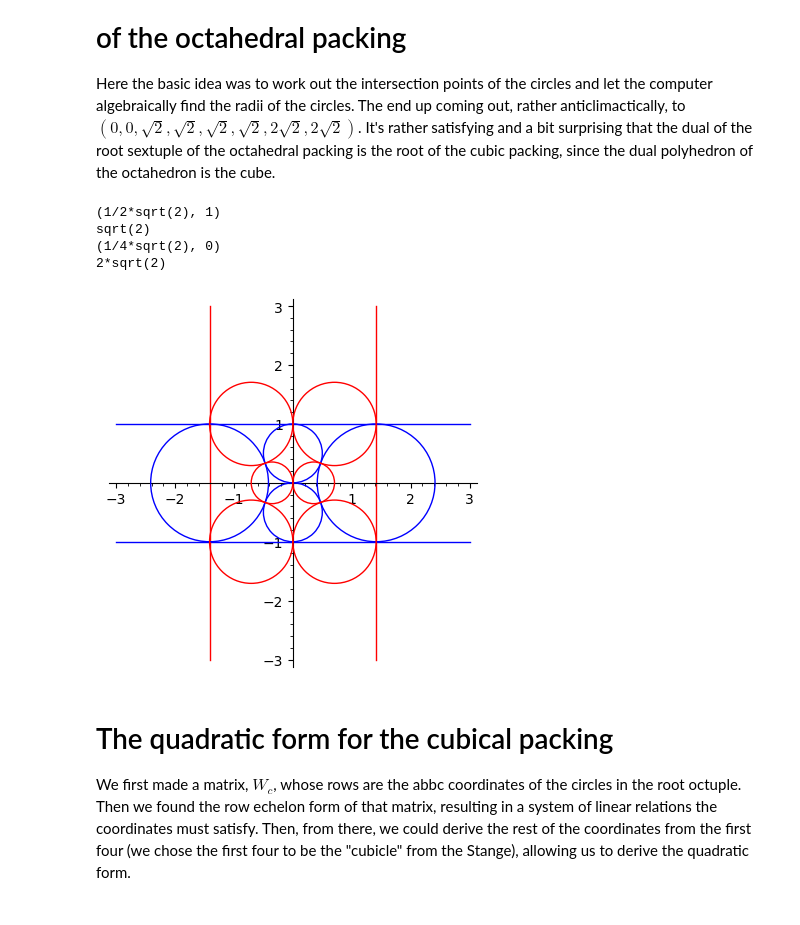
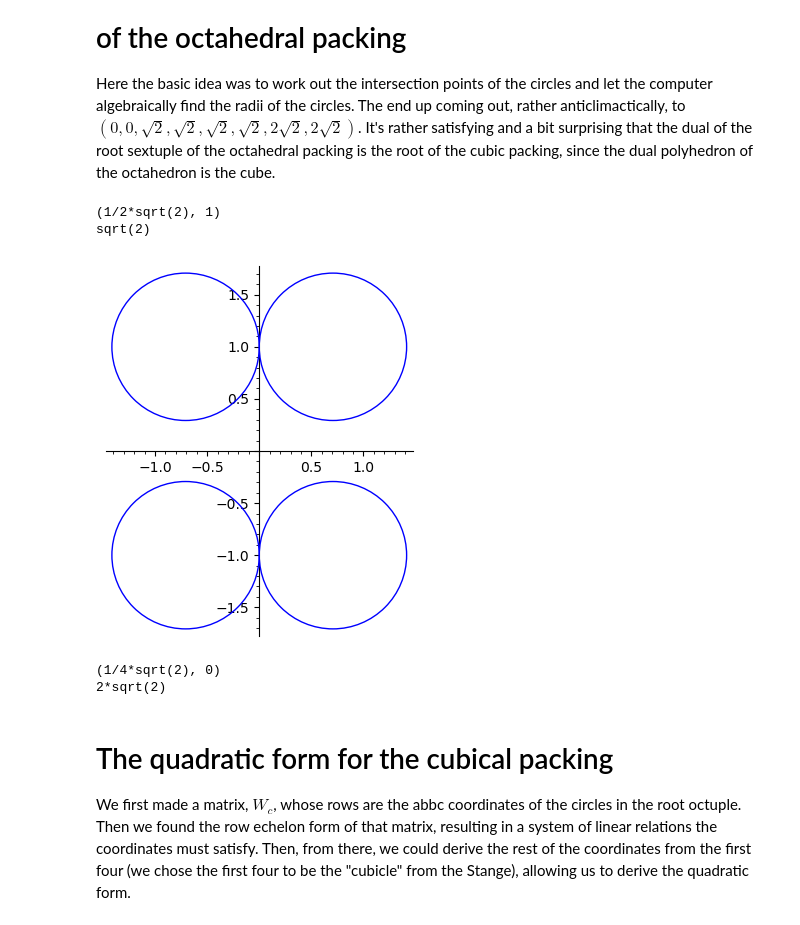
Before and after one commit to William103/Circle-Packings, a Jupyter notebook: Apollonian Circle Packings.ipynb, the cells around one changed output. Saved outputs shown, nothing was run; the diff lists cells and outputs as text; code cells hidden in the pictures.

```diff
--- a/Apollonian Circle Packings.ipynb
+++ b/Apollonian Circle Packings.ipynb
@@ -193,37 +232,53 @@ def circle_from_points(pta, ptb, ptc):
 # %%
 c1 = line([(-3, 1), (3, 1)])
 c2 = line([(-3, -1), (3, -1)])
 c3 = circle((-sqrt(2), 0), 1)
 c4 = circle((sqrt(2), 0), 1)
 c5 = circle((0, 1/2), 1/2)
 c6 = circle((0, -1/2), 1/2)
 
 b1 = line([(-sqrt(2), -3), (-sqrt(2), 3)], rgbcolor=(1, 0, 0))
 b2 = line([(sqrt(2), -3), (sqrt(2), 3)], rgbcolor=(1, 0, 0))
 
 x, y, r = circle_from_points((sqrt(2) / 3, 1 / 3), (0, 1), (sqrt(2), 1))
 print('({}, {})'.format(x, y))
 print(1 / r)
 
+btest = []
+coordsnew = abbc_coords(1/r, x/r, y/r)
+bnew = coordsnew[0]
+btest.append(circle((coordsnew[2]/bnew, coordsnew[3]/bnew), 1/bnew))
+coordsnew = abbc_coords(1/r, -x/r, y/r)
+bnew = coordsnew[0]
+btest.append(circle((coordsnew[2]/bnew, coordsnew[3]/bnew), 1/bnew))
+coordsnew = abbc_coords(1/r, x/r, -y/r)
+bnew = coordsnew[0]
+btest.append(circle((coordsnew[2]/bnew, coordsnew[3]/bnew), 1/bnew))
+coordsnew = abbc_coords(1/r, -x/r, -y/r)
+bnew = coordsnew[0]
+btest.append(circle((coordsnew[2]/bnew, coordsnew[3]/bnew), 1/bnew))
+
+show(sum(btest))
+
 b3 = circle(( x,  y), r, rgbcolor=(1, 0, 0))
 b4 = circle((-x,  y), r, rgbcolor=(1, 0, 0))
 b5 = circle(( x, -y), r, rgbcolor=(1, 0, 0))
 b6 = circle((-x, -y), r, rgbcolor=(1, 0, 0))
 
 x, y, r = circle_from_points((sqrt(2) / 3, 1 / 3), (0, 0), (sqrt(2) / 3, -1 / 3))
 print('({}, {})'.format(x, y))
 print(1 / r)
 
 b7 = circle(( x, y), r, rgbcolor=(1, 0, 0))
 b8 = circle((-x, y), r, rgbcolor=(1, 0, 0))
 
-show(c1 + c2 + c3 + c4 + c5 + c6 + b1 + b2 + b3 + b4 + b5 + b6 + b7 + b8)
+#show(c1 + c2 + c3 + c4 + c5 + c6 + b1 + b2 + b3 + b4 + b5 + b6 + b7 + b8)
 # %% [output]
 (1/2*sqrt(2), 1)
 sqrt(2)
-(1/4*sqrt(2), 0)
-2*sqrt(2)
-[figure, old version]
+[figure, new version]
+(1/4*sqrt(2), 0)
+2*sqrt(2)
 # %% [markdown]
 # The quadratic form for the cubical packing
 
```
Also changed, not shown: parts of 24 cells of this notebook.
